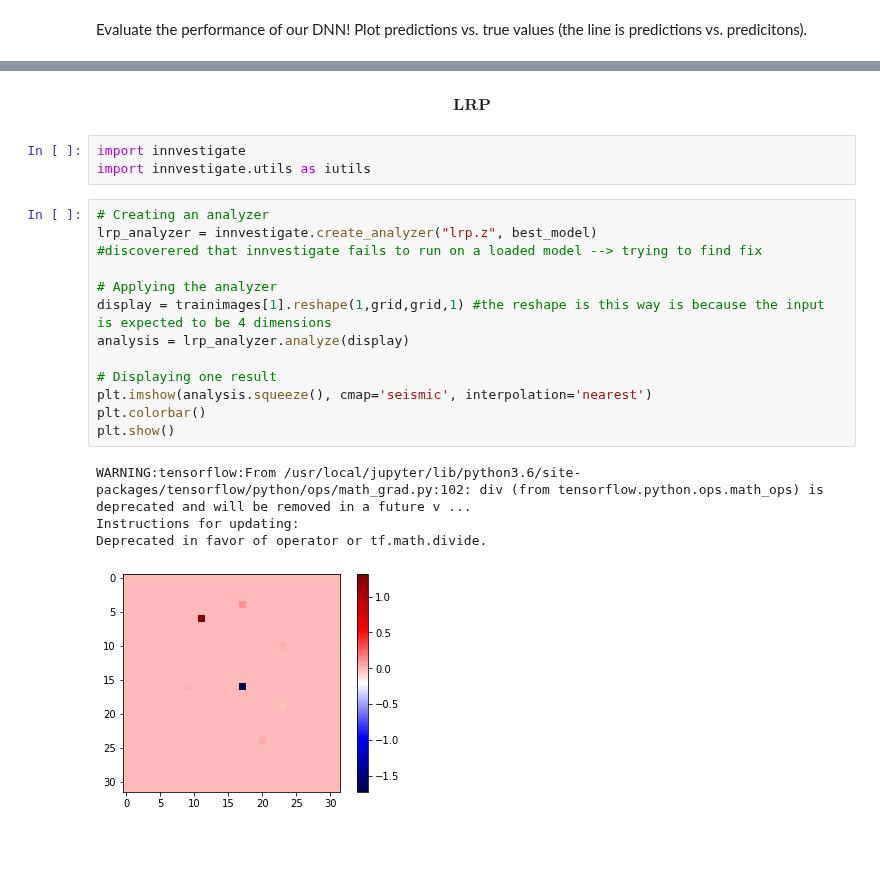
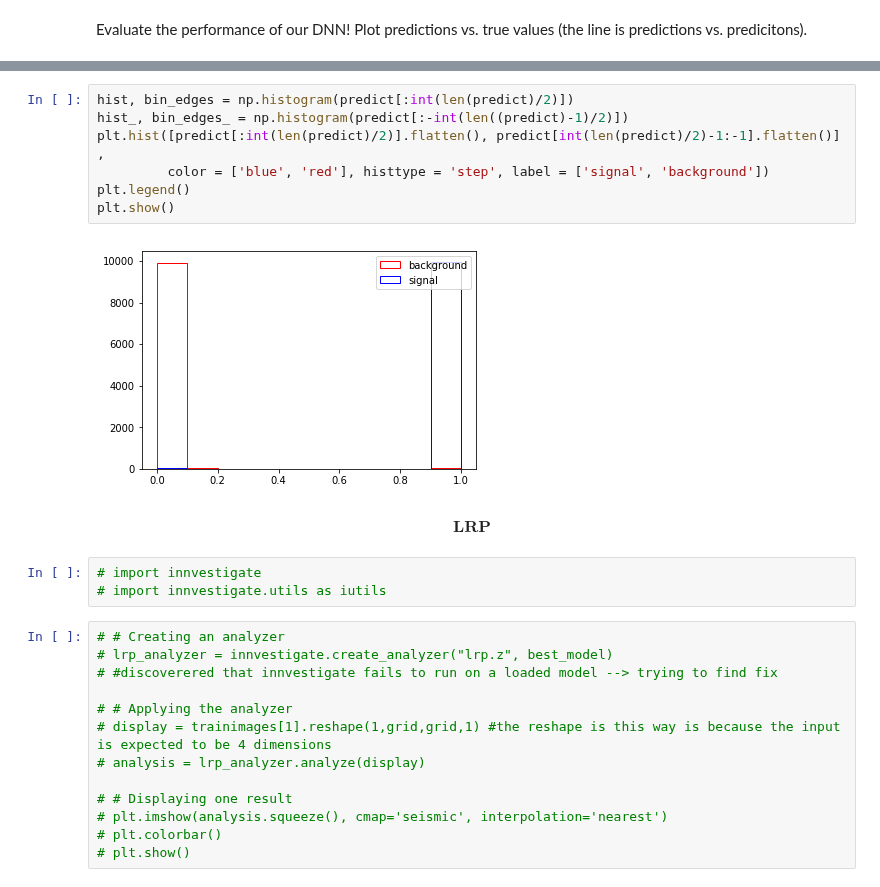
Before and after one commit to mdmorris/CNNsimple, a Jupyter notebook: CNN_sparse_classifier.ipynb, the cells around one changed output, grey strips where cells are left out. Drawn from its saved outputs; the diff is of its cells as text; blank space fills up the shorter version.

```diff
--- a/CNN_sparse_classifier.ipynb
+++ b/CNN_sparse_classifier.ipynb
@@ -247,24 +248,28 @@ plt.show()
+# %%
+hist, bin_edges = np.histogram(predict[:int(len(predict)/2)])
+hist_, bin_edges_ = np.histogram(predict[:-int(len((predict)-1)/2)])
+plt.hist([predict[:int(len(predict)/2)].flatten(), predict[int(len(predict)/2)-1:-1].flatten()] ,
+         color = ['blue', 'red'], histtype = 'step', label = ['signal', 'background'])
+plt.legend()
+plt.show()
+# %% [output]
+[figure, added]
 # %% [markdown]
 $$ \textbf{LRP} $$
 # %%
-import innvestigate
-import innvestigate.utils as iutils
+# import innvestigate
+# import innvestigate.utils as iutils
 # %%
-# Creating an analyzer
-lrp_analyzer = innvestigate.create_analyzer("lrp.z", best_model)
-#discoverered that innvestigate fails to run on a loaded model --> trying to find fix
+# # Creating an analyzer
+# lrp_analyzer = innvestigate.create_analyzer("lrp.z", best_model)
+# #discoverered that innvestigate fails to run on a loaded model --> trying to find fix
 
-# Applying the analyzer
-display = trainimages[1].reshape(1,grid,grid,1) #the reshape is this way is because the input is expected to be 4 dimensions
-analysis = lrp_analyzer.analyze(display)
+# # Applying the analyzer
+# display = trainimages[1].reshape(1,grid,grid,1) #the reshape is this way is because the input is expected to be 4 dimensions
+# analysis = lrp_analyzer.analyze(display)
 
-# Displaying one result
-plt.imshow(analysis.squeeze(), cmap='seismic', interpolation='nearest')
-plt.colorbar()
-plt.show()
+# # Displaying one result
+# plt.imshow(analysis.squeeze(), cmap='seismic', interpolation='nearest')
+# plt.colorbar()
+# plt.show()
-# %% [output]
-WARNING:tensorflow:From /usr/local/jupyter/lib/python3.6/site-packages/tensorflow/python/ops/math_grad.py:102: div (from tensorflow.python.ops.math_ops) is deprecated and will be removed in a future v ...
-Instructions for updating:
-Deprecated in favor of operator or tf.math.divide.
-[figure, removed]
 # %%
```
Also changed, not shown: parts of 17 cells of this notebook.
